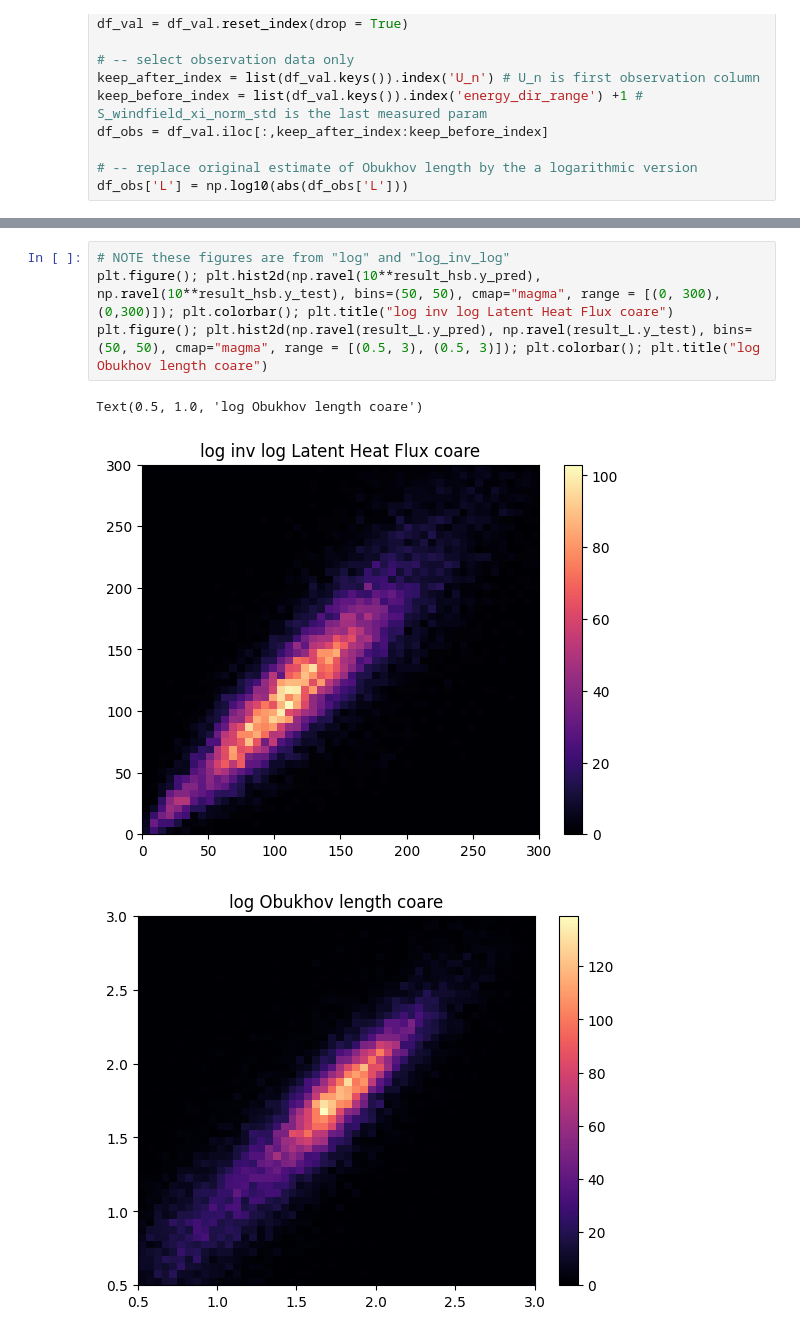
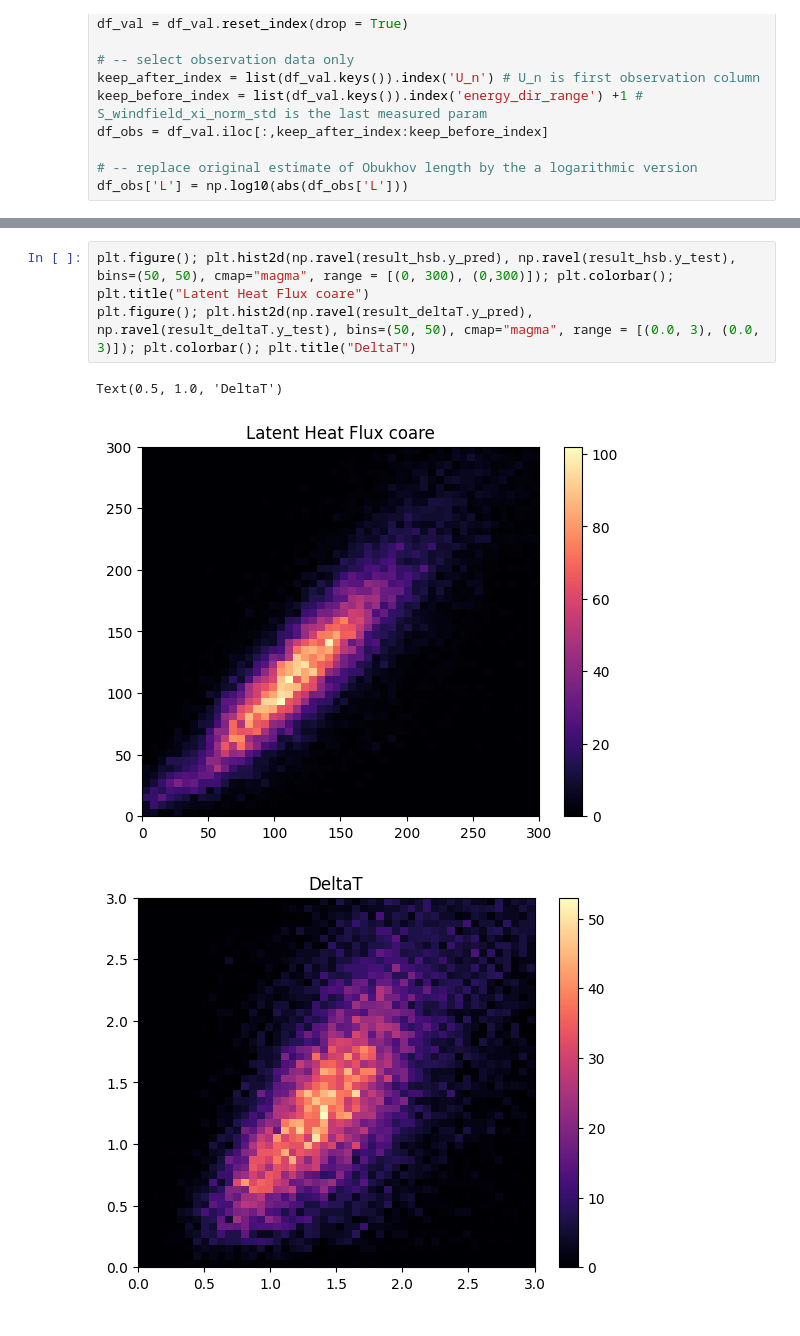
Before and after one commit to owenodriscoll/AutoML, a Jupyter notebook: examples/analysis_rolls_cells.ipynb, the cells around one changed output, grey strips where cells are left out. Drawn from its saved outputs; the diff is of its cells as text.

Commit message:
analysis on log and non log parameters, extended for deltaT

```diff
--- a/examples/analysis_rolls_cells.ipynb
+++ b/examples/analysis_rolls_cells.ipynb
@@ -479,8 +382,7 @@ pd.DataFrame(data = np.array([to_log, to_log_unlog, to_non, to_non_power]).T,
 # %%
-# NOTE these figures are from "log" and "log_inv_log"
-plt.figure(); plt.hist2d(np.ravel(10**result_hsb.y_pred), np.ravel(10**result_hsb.y_test), bins=(50, 50), cmap="magma", range = [(0, 300), (0,300)]); plt.colorbar(); plt.title("log inv log Latent Heat Flux coare")
-plt.figure(); plt.hist2d(np.ravel(result_L.y_pred), np.ravel(result_L.y_test), bins=(50, 50), cmap="magma", range = [(0.5, 3), (0.5, 3)]); plt.colorbar(); plt.title("log Obukhov length coare")
+plt.figure(); plt.hist2d(np.ravel(result_hsb.y_pred), np.ravel(result_hsb.y_test), bins=(50, 50), cmap="magma", range = [(0, 300), (0,300)]); plt.colorbar(); plt.title("Latent Heat Flux coare")
+plt.figure(); plt.hist2d(np.ravel(result_deltaT.y_pred), np.ravel(result_deltaT.y_test), bins=(50, 50), cmap="magma", range = [(0.0, 3), (0.0, 3)]); plt.colorbar(); plt.title("DeltaT")
 # %% [output]
-Text(0.5, 1.0, 'log Obukhov length coare')
+Text(0.5, 1.0, 'DeltaT')
-[figure, old version]
+[figure, new version]
-[figure, old version]
+[figure, new version]
```
Also changed, not shown: parts of 24 cells of this notebook.
